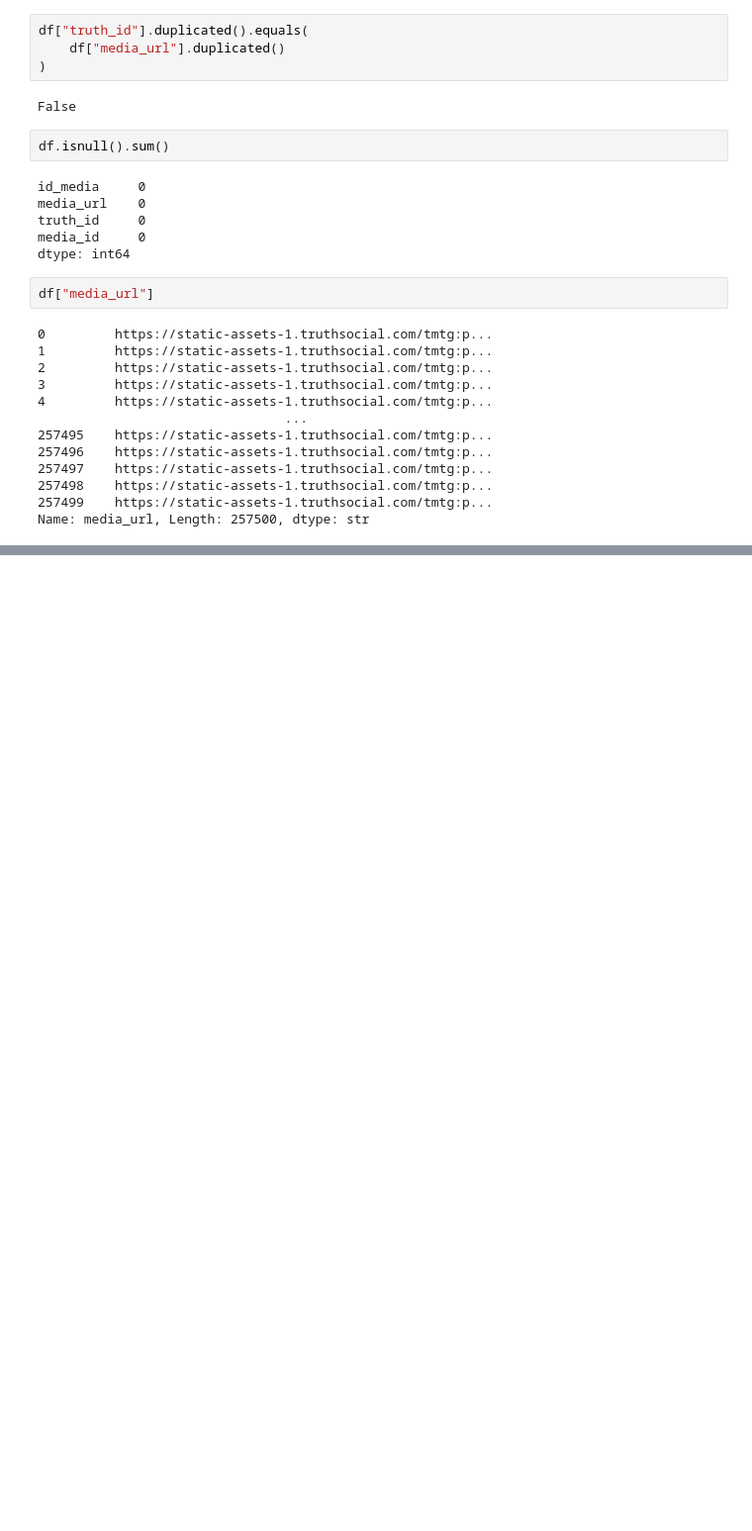
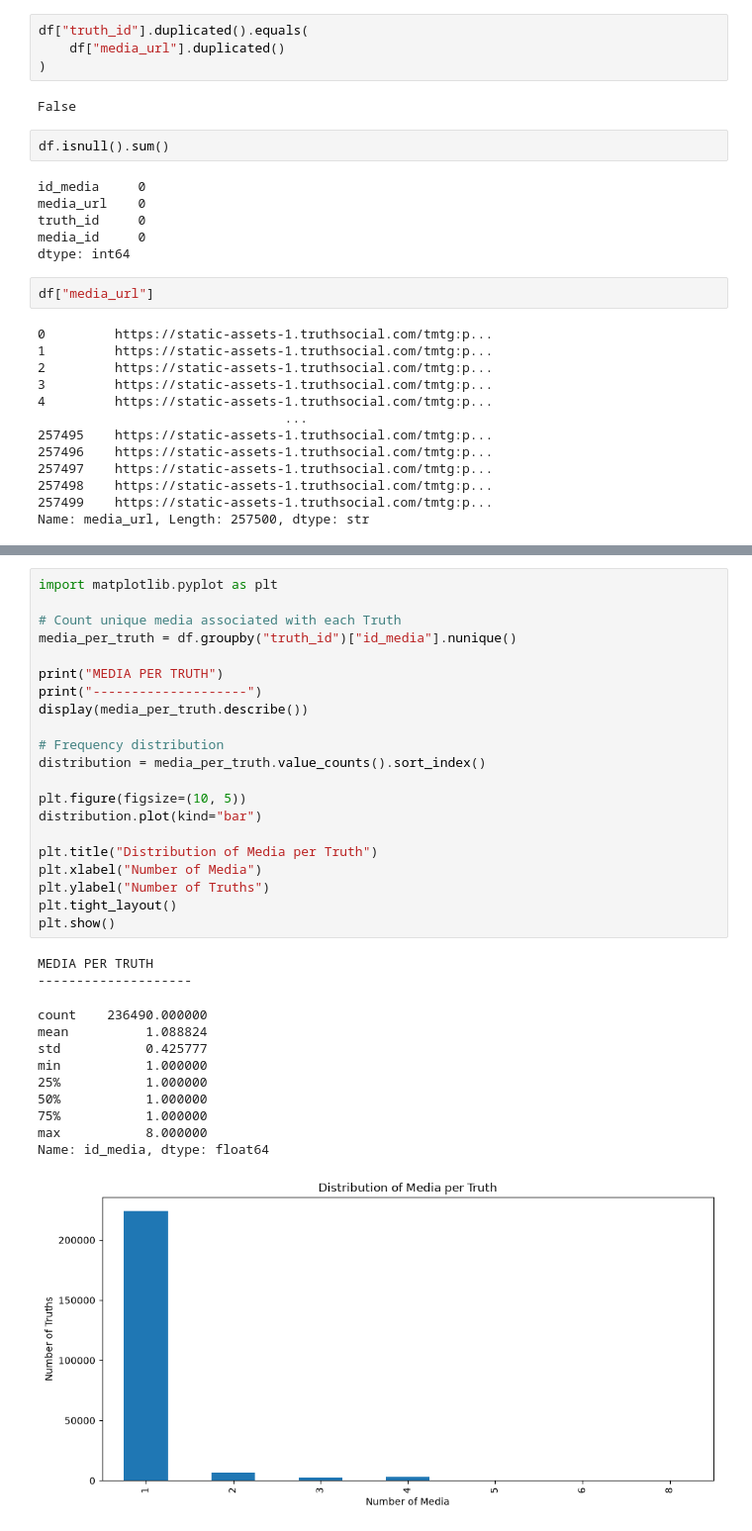
Before and after one commit to lorenzobuccolini03/Truth-Social-Analysis-and-Data-Warehousing---Decision-Support-Systems-, a Jupyter notebook: 01_assignment/01_08_explore_media.ipynb, the cells around one changed output, grey strips where cells are left out. Shown at 99% size. Drawn from its saved outputs; the diff is of its cells as text; blank space fills up the shorter version.

Commit message:
cleaning truths.csv

```diff
--- a/01_assignment/01_08_explore_media.ipynb
+++ b/01_assignment/01_08_explore_media.ipynb
@@ -213,0 +238,34 @@ Name: media_url, Length: 257500, dtype: str
+# %%
+import matplotlib.pyplot as plt
+
+# Count unique media associated with each Truth
+media_per_truth = df.groupby("truth_id")["id_media"].nunique()
+
+print("MEDIA PER TRUTH")
+print("--------------------")
+display(media_per_truth.describe())
+
+# Frequency distribution
+distribution = media_per_truth.value_counts().sort_index()
+
+plt.figure(figsize=(10, 5))
+distribution.plot(kind="bar")
+
+plt.title("Distribution of Media per Truth")
+plt.xlabel("Number of Media")
+plt.ylabel("Number of Truths")
+plt.tight_layout()
+plt.show()
+# %% [output]
+MEDIA PER TRUTH
+--------------------
+count    236490.000000
+mean          1.088824
+std           0.425777
+min           1.000000
+25%           1.000000
+50%           1.000000
+75%           1.000000
+max           8.000000
+Name: id_media, dtype: float64
+[figure, added]
```
Also changed, not shown: parts of 6 cells of this notebook, 2 other files.
